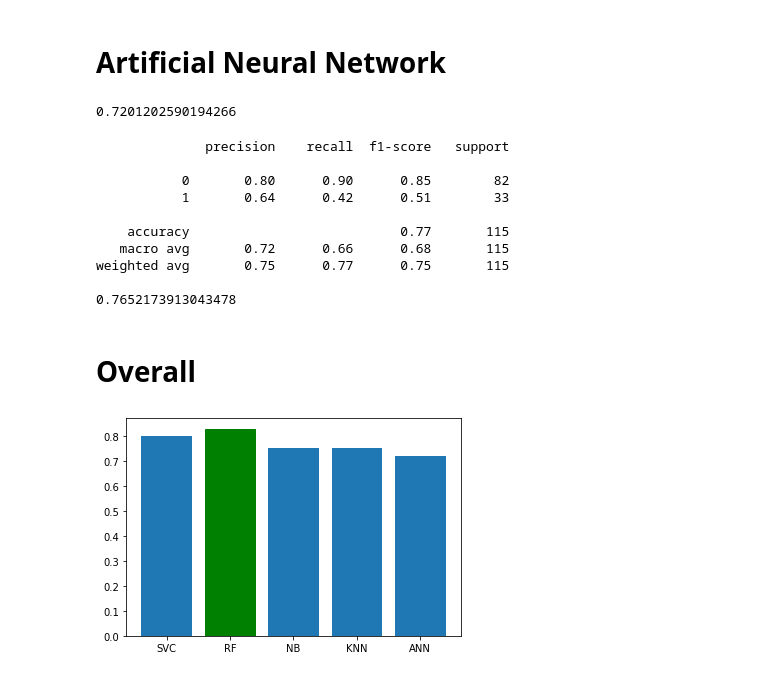
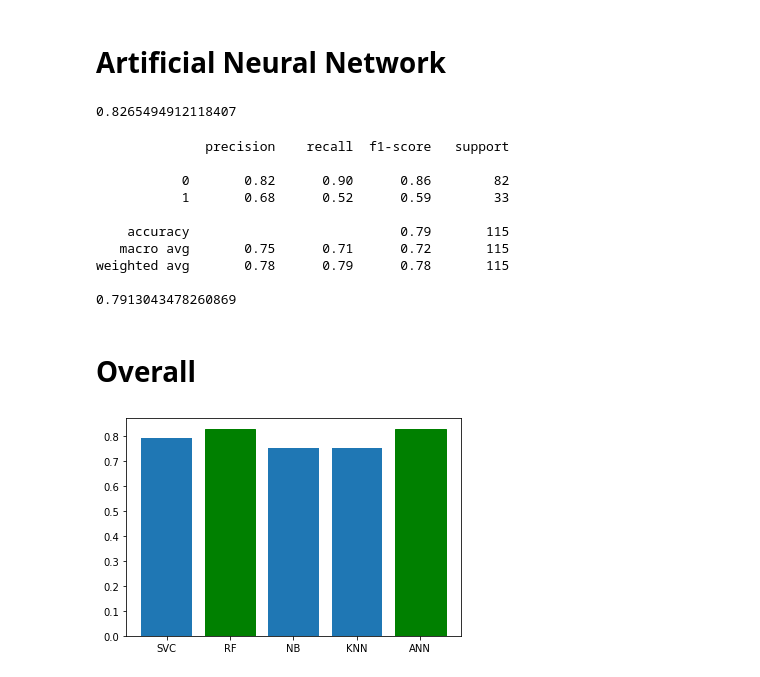
Before and after one commit to parthojit/bioinformatics, a Jupyter notebook: thermostability/notebook/1.2-dTm_binary.ipynb, the cells around one changed output. Saved outputs shown, nothing was run; the diff lists cells and outputs as text; code cells hidden in the pictures.

```diff
--- a/thermostability/notebook/1.2-dTm_binary.ipynb
+++ b/thermostability/notebook/1.2-dTm_binary.ipynb
@@ -62,7 +62,9 @@ model = []
 cv_accuracy = []
 test_accuracy = []
 
-clf = SVC(C=10,gamma='scale',kernel='linear')
+# best params: {'C': 10, 'gamma': 'scale', 'kernel': 'rbf'}
+
+clf = SVC(C=10,gamma='scale',kernel='rbf')
 
 scores = cross_val_score(clf, X_train, y_train, cv=10, scoring="accuracy")
 print(np.mean(scores))
@@ -180,14 +182,17 @@ weighted avg       0.71      0.73      0.71       115
 #  Artificial Neural Network
 # %%
 from sklearn.neural_network import MLPClassifier
-clf = MLPClassifier(activation='relu',alpha=0.05,hidden_layer_sizes=(100,),learning_rate='constant',solver='sgd',max_iter=1000)
+
+# best params: {'activation': 'tanh', 'alpha': 0.0001, 'hidden_layer_sizes': (100,), 'learning_rate': 'adaptive', 'solver': 'adam'}
+
+clf = MLPClassifier(activation='tanh',alpha=0.0001,hidden_layer_sizes=(100,),learning_rate='adaptive',solver='adam',max_iter=3000)
 clf.fit(X_train, y_train.values.ravel())
 
 scores = cross_val_score(clf, X_train, y_train, cv=10, scoring="accuracy")
 print(np.mean(scores))
 cv_accuracy.append(np.mean(scores))
 # %% [output]
-0.7201202590194266
+0.8265494912118407
 # %%
 clf.fit(X_train, y_train)
 y_pred = clf.predict(X_test)
@@ -198,18 +203,19 @@ model.append("ANN")
 # %% [output]
               precision    recall  f1-score   support
 
-           0       0.80      0.90      0.85        82
-           1       0.64      0.42      0.51        33
+           0       0.82      0.90      0.86        82
+           1       0.68      0.52      0.59        33
 
-    accuracy                           0.77       115
-   macro avg       0.72      0.66      0.68       115
-weighted avg       0.75      0.77      0.75       115
+    accuracy                           0.79       115
+   macro avg       0.75      0.71      0.72       115
+weighted avg       0.78      0.79      0.78       115
 
-0.7652173913043478
+0.7913043478260869
 # %% [markdown]
 # Overall
 # %%
 bar_list = plt.bar(model,cv_accuracy)
 bar_list[1].set_color('green')
+bar_list[4].set_color('green')
 # %% [output]
-[figure, old version]
+[figure, new version]
```
Also changed, not shown: parts of 3 cells of this notebook, 3 other files.
